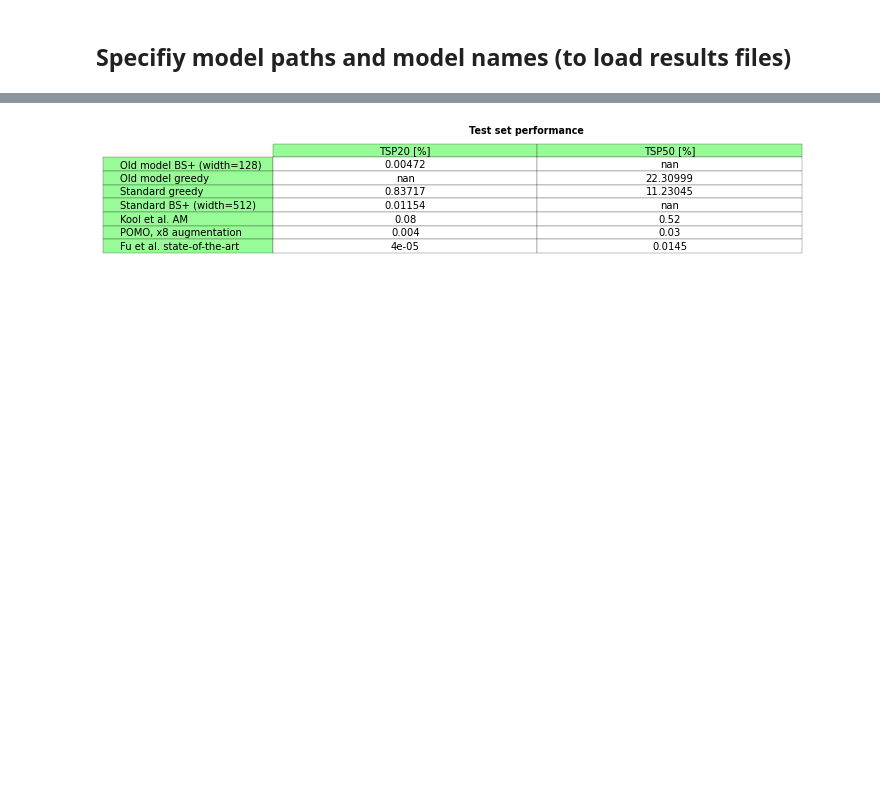
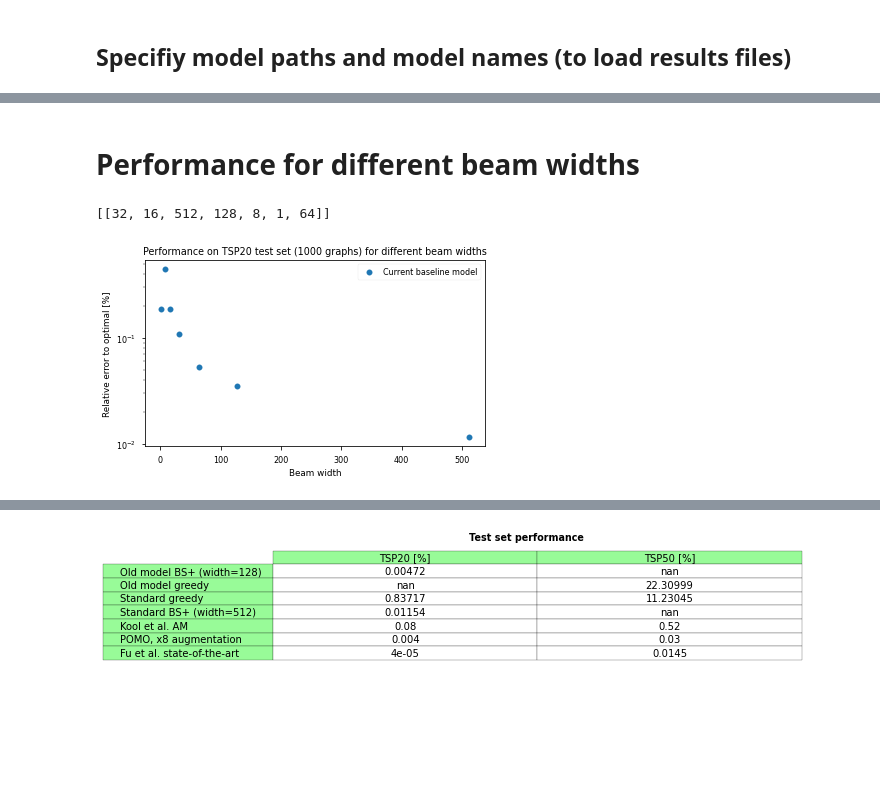
Before and after one commit to dschaub95/FINDER-TSP, a Jupyter notebook: notebooks/FINDER_synthetic_test_visualization.ipynb, the cells around one changed output, grey strips where cells are left out. Saved outputs shown, nothing was run; the diff lists cells and outputs as text; code cells hidden in the pictures; blank space fills up the shorter version.

```diff
--- a/notebooks/FINDER_synthetic_test_visualization.ipynb
+++ b/notebooks/FINDER_synthetic_test_visualization.ipynb
@@ -191,0 +165,22 @@ plot_test_performance(mean_errors, full_labels, save_path='plots/testset_perform
+# %% [markdown]
+# Performance for different beam widths
+# %%
+mpl.style.use('seaborn-paper')
+fig, axs = plt.subplots(1, 1, figsize=(5.6,3.5), sharex=False, sharey=False)
+test_set = "synthetic_n_20_1000"
+beam_widths = [[int(subkey.split('_')[-1]) for subkey in result_dict[key] if "beam_search+" in subkey] for key in result_dict]
+performances = [[result_dict[key][subkey][test_set][0] for subkey in result_dict[key] if "beam_search+" in subkey] for key in result_dict]
+print(beam_widths)
+
+for k, performance in enumerate(performances):
+    axs.scatter(beam_widths[k], np.array(performance) - 100, label=labels[k])
+axs.set_ylabel('Relative error to optimal [%]')
+axs.set_xlabel('Beam width')
+axs.set_title('Performance on TSP20 test set (1000 graphs) for different beam widths')
+axs.set_yscale('log')
+axs.legend()
+plt.tight_layout()
+plt.savefig('../plots/TSP20_beamwidths_performance.png', dpi=400)
+# %% [output]
+[[32, 16, 512, 128, 8, 1, 64]]
+[figure, added]
```
Also changed, not shown: parts of 13 cells of this notebook, 2 other files.
